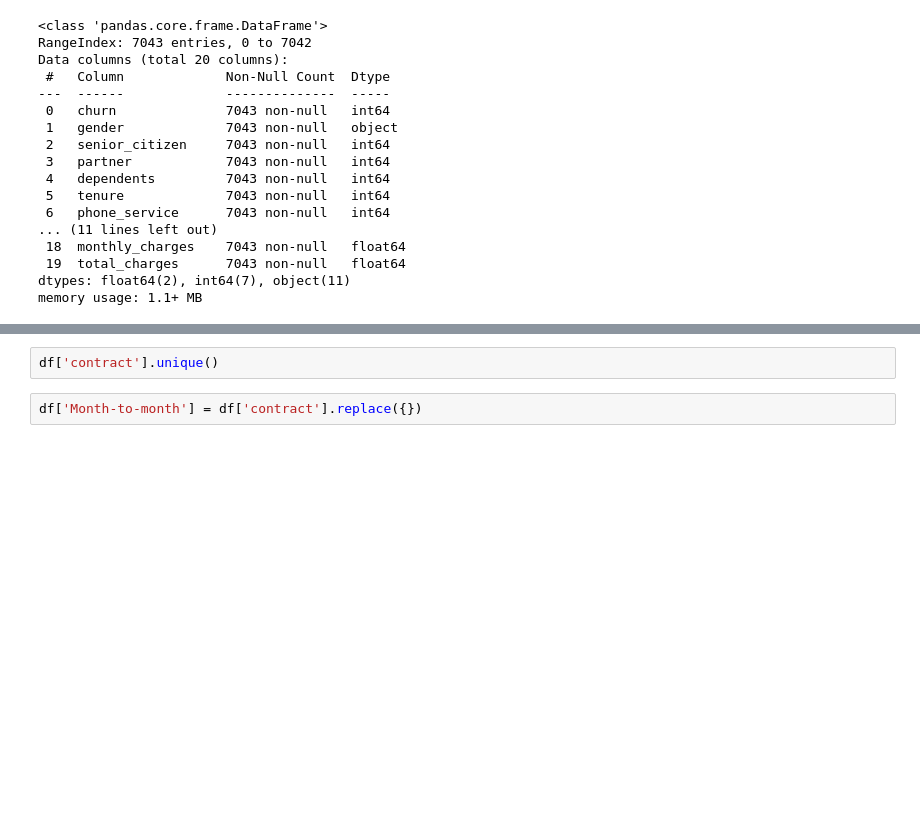
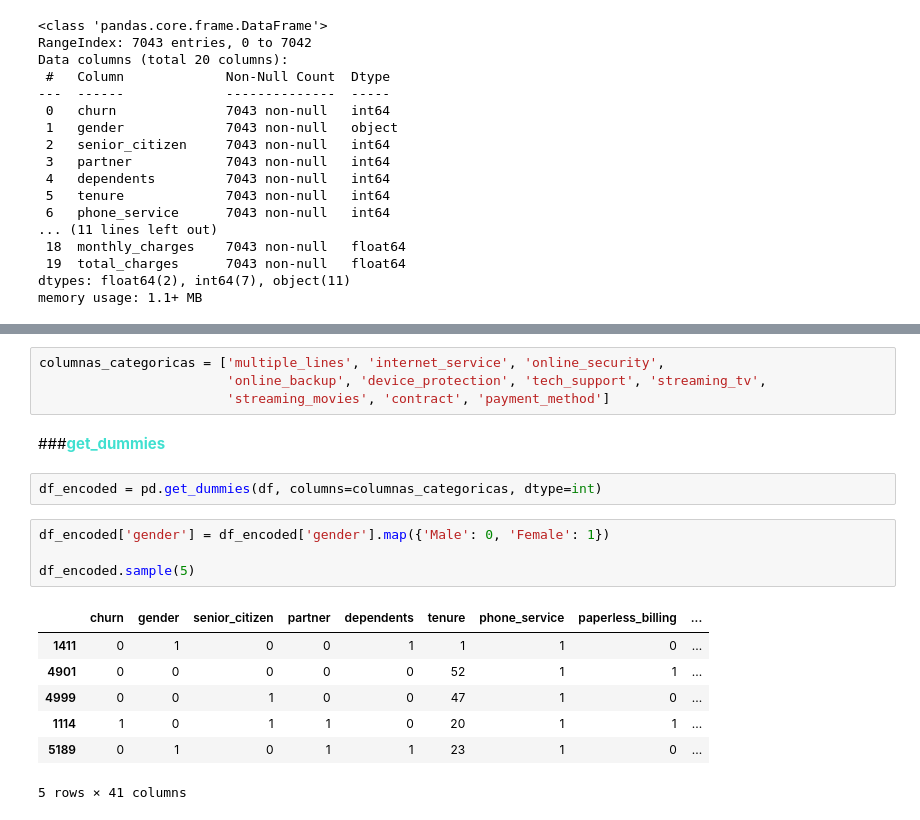
Before and after one commit to LejImkoaj/proyecto-telecomX-parte2, a Jupyter notebook: telecomX_parte2_LATAM.ipynb, the cells around one changed output, grey strips where cells are left out. Saved outputs shown, nothing was run; the diff lists cells and outputs as text; blank space fills up the shorter version.

```diff
--- a/telecomX_parte2_LATAM.ipynb
+++ b/telecomX_parte2_LATAM.ipynb
@@ -93,4 +116,20 @@ Columnas creadas para contract: ['contract_Month-to-month', 'contract_One year',
-# %%
-df['contract'].unique()
-# %%
-df['Month-to-month'] = df['contract'].replace({})
+# %%
+columnas_categoricas = ['multiple_lines', 'internet_service', 'online_security',
+                        'online_backup', 'device_protection', 'tech_support', 'streaming_tv',
+                        'streaming_movies', 'contract', 'payment_method']
+# %% [markdown]
+###**<font color='turquoise'>get_dummies</font>**
+# %%
+df_encoded = pd.get_dummies(df, columns=columnas_categoricas, dtype=int)
+# %%
+df_encoded['gender'] = df_encoded['gender'].map({'Male': 0, 'Female': 1})
+
+df_encoded.sample(5)
+# %% [output]
+|  | churn | gender | senior_citizen | partner | dependents | tenure | phone_service | paperless_billing | ... |
+| 1411 | 0 | 1 | 0 | 0 | 1 | 1 | 1 | 0 | ... |
+| 4901 | 0 | 0 | 0 | 0 | 0 | 52 | 1 | 1 | ... |
+| 4999 | 0 | 0 | 1 | 0 | 0 | 47 | 1 | 0 | ... |
+| 1114 | 1 | 0 | 1 | 1 | 0 | 20 | 1 | 1 | ... |
+| 5189 | 0 | 1 | 0 | 1 | 1 | 23 | 1 | 0 | ... |
+5 rows × 41 columns
```
Also changed, not shown: parts of 20 cells of this notebook.
